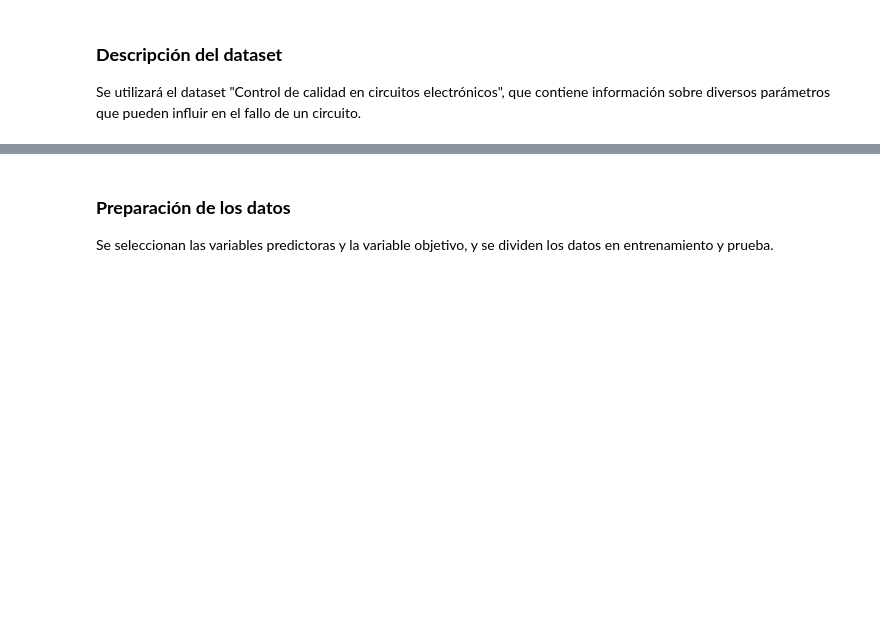
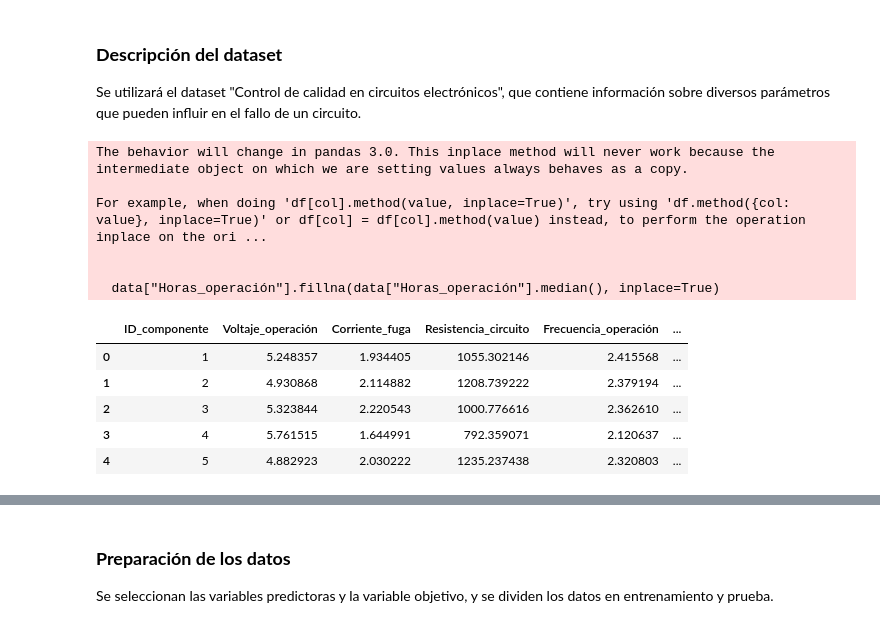
Before and after one commit to dtoralg/IE_Calidad_ML, a Jupyter notebook: Ejercicios/Modulo 3/Ejercicio_2_Regresion_Logistica_Clasificacion_Resuelto.ipynb, the cells around one changed output, grey strips where cells are left out. Cells and saved outputs as stored; diff of their text form; code cells hidden in the pictures; blank space fills up the shorter version.

```diff
--- a/Ejercicios/Modulo 3/Ejercicio_2_Regresion_Logistica_Clasificacion_Resuelto.ipynb
+++ b/Ejercicios/Modulo 3/Ejercicio_2_Regresion_Logistica_Clasificacion_Resuelto.ipynb
@@ -23,11 +23,30 @@ sns.set(style='whitegrid')
 Se utilizará el dataset "Control de calidad en circuitos electrónicos", que contiene información sobre diversos parámetros que pueden influir en el fallo de un circuito.
 # %%
 # Celda 2
-dataset_path = 'https://github.com/dtoralg/IE_Calidad_ML/raw/main/Data/control_calidad_circuitos.csv'
+dataset_path = "https://github.com/dtoralg/IE_Calidad_ML/raw/main/Data/control_calidad_circuitos_electronicos.csv"
 data = pd.read_csv(dataset_path)
 
-# Mostrar las primeras filas del dataset
+# Eliminar duplicados
+data = data.drop_duplicates()
+
+# Imputar valores faltantes en Horas_operación con la mediana
+data["Horas_operación"].fillna(data["Horas_operación"].median(), inplace=True)
+
+# Mostrar las primeras filas del dataset después de la limpieza
 data.head()
+# %% [output]
+The behavior will change in pandas 3.0. This inplace method will never work because the intermediate object on which we are setting values always behaves as a copy.
+
+For example, when doing 'df[col].method(value, inplace=True)', try using 'df.method({col: value}, inplace=True)' or df[col] = df[col].method(value) instead, to perform the operation inplace on the ori ...
+
+
+  data["Horas_operación"].fillna(data["Horas_operación"].median(), inplace=True)
+|  | ID_componente | Voltaje_operación | Corriente_fuga | Resistencia_circuito | Frecuencia_operación | ... |
+| 0 | 1 | 5.248357 | 1.934405 | 1055.302146 | 2.415568 | ... |
+| 1 | 2 | 4.930868 | 2.114882 | 1208.739222 | 2.379194 | ... |
+| 2 | 3 | 5.323844 | 2.220543 | 1000.776616 | 2.362610 | ... |
+| 3 | 4 | 5.761515 | 1.644991 | 792.359071 | 2.120637 | ... |
+| 4 | 5 | 4.882923 | 2.030222 | 1235.237438 | 2.320803 | ... |
 # %%
 # Celda 3
 # Información general del dataset
```
Also changed, not shown: parts of 8 cells of this notebook.
